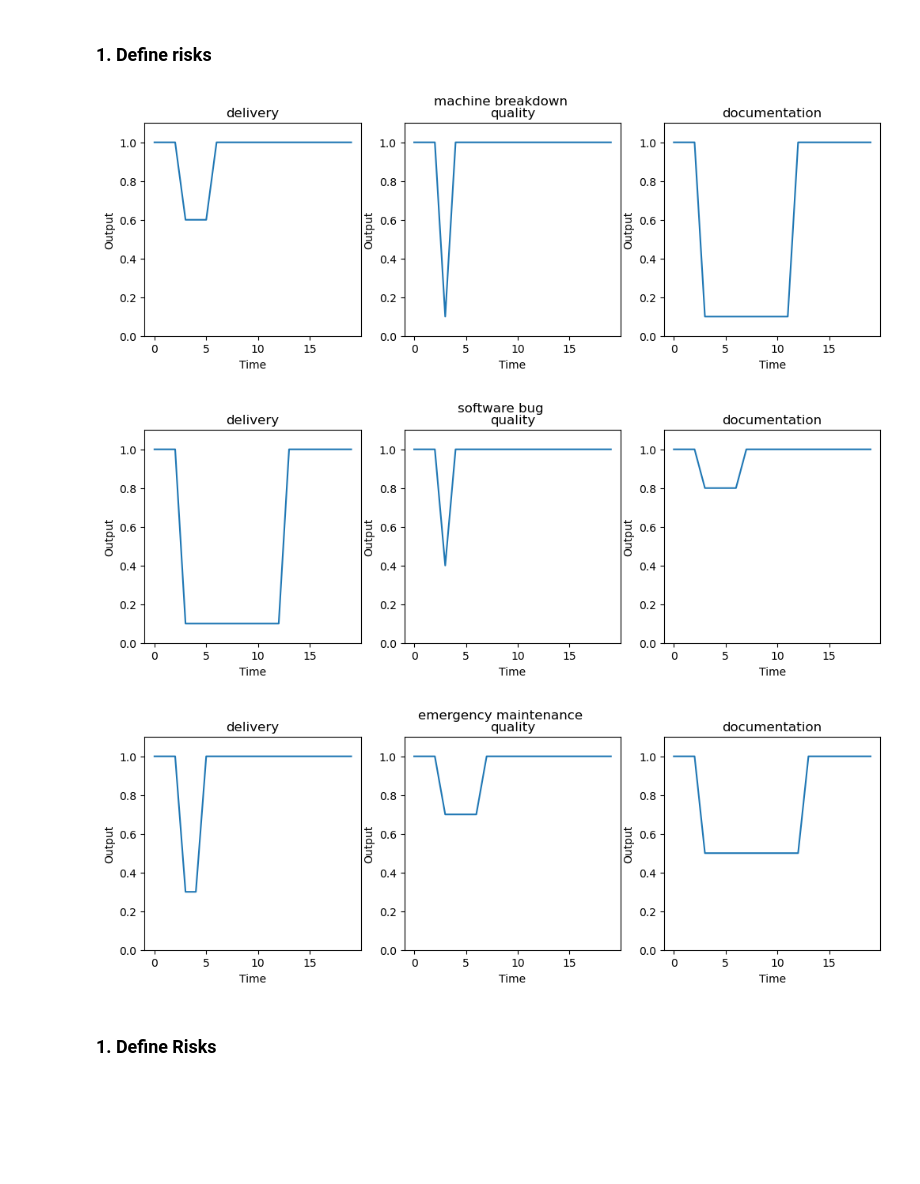
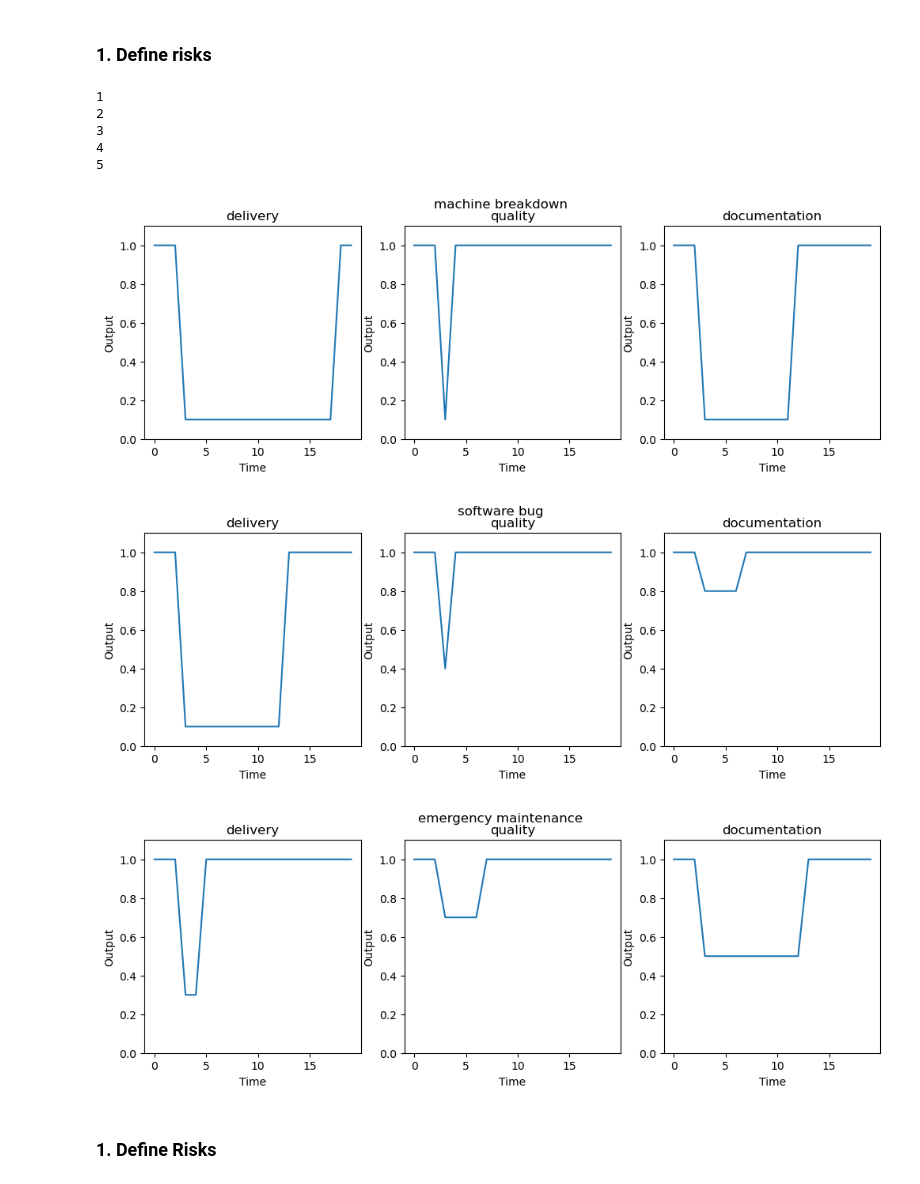
Before and after one commit to nachtflug6/BusinessRiskSim, a Jupyter notebook: simple_busy_sim.ipynb, the cells around one changed output. Drawn from its saved outputs; the diff is of its cells as text; code cells hidden in the pictures; blank space fills up the shorter version.

```diff
--- a/simple_busy_sim.ipynb
+++ b/simple_busy_sim.ipynb
@@ -7,6 +7,17 @@ from backend.company import Company
 from backend.risk import Risk
 # %% [markdown]
 ### 1. Define risks
+# %%
+test = (1, 2, 3,4, 5)
+
+for te in test:
+    print(te)
+# %% [output]
+1
+2
+3
+4
+5
 # %%
 def get_disruptions(disruptions):
     return [
@@ -18,42 +29,45 @@ def get_disruptions(disruptions):
 
 risks_params = {
     'machine_breakdown': {'name': 'machine breakdown', 'description': 'tooling jam', 'probability': 0.01,
-                          'disruptions': get_disruptions([['u', 0.6, 3],
+                          'disruptions': get_disruptions([['u', 0.1, 15],
                                                           ['u', 0.1, 1],
                                                           ['u', 0.1, 9]])},
     'software_bug': {'name': 'software bug', 'description': 'lifecycle system fail', 'probability': 0.03,
                      'disruptions': get_disruptions([['u', 0.1, 10],
                                                      ['u', 0.4, 1],
                                                      ['u', 0.8, 4]])},
     'emergency_maintenance': {'name': 'emergency maintenance', 'description': 'cooling system overflow',
+                              'probability': 0.05,
+                              'disruptions': get_disruptions([['u', 0.3, 2],
+                                                              ['u', 0.7, 4],
+                                                              ['u', 0.5, 10]])},
+        'emergency_maintenance': {'name': 'emergency maintenance', 'description': 'cooling system overflow',
                               'probability': 0.05,
                               'disruptions': get_disruptions([['u', 0.3, 2],
                                                               ['u', 0.7, 4],
                                                               ['u', 0.5, 10]])},
 }
 
 for i, risk_key in enumerate(risks_params, 0):
     fig, axes = plt.subplots(nrows=1, ncols=3, figsize=(12, 3.5))
     risk = Risk(risks_params[risk_key])
     display_tensor = risk.display((1, 20))
     fig.suptitle(risk.name)
     for j, prop_type_tensor in enumerate(display_tensor, 0):
         axes[j].plot(prop_type_tensor[0])
         axes[j].set_ylim([0, 1.1])
         axes[j].set_title(risk.name)
         axes[j].set_ylabel('Output')
         axes[j].set_xlabel('Time')
 
         match j:
             case 0: axes[j].set_title('delivery')
             case 1: axes[j].set_title('quality')
             case 2: axes[j].set_title('documentation')
 
-
-
 plt.show()
 # %% [output]
-[figure, old version]
+[figure, new version]
 [figure]
 [figure]
 # %% [markdown]
```
Also changed, not shown: 2 other files.
